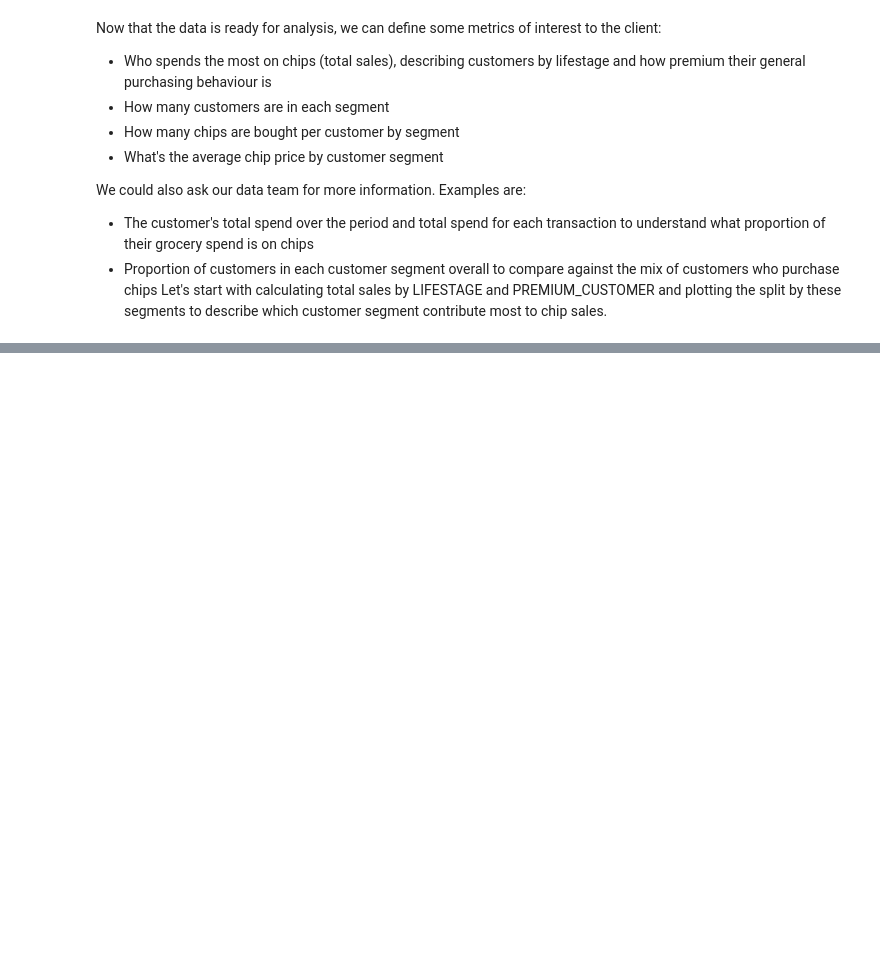
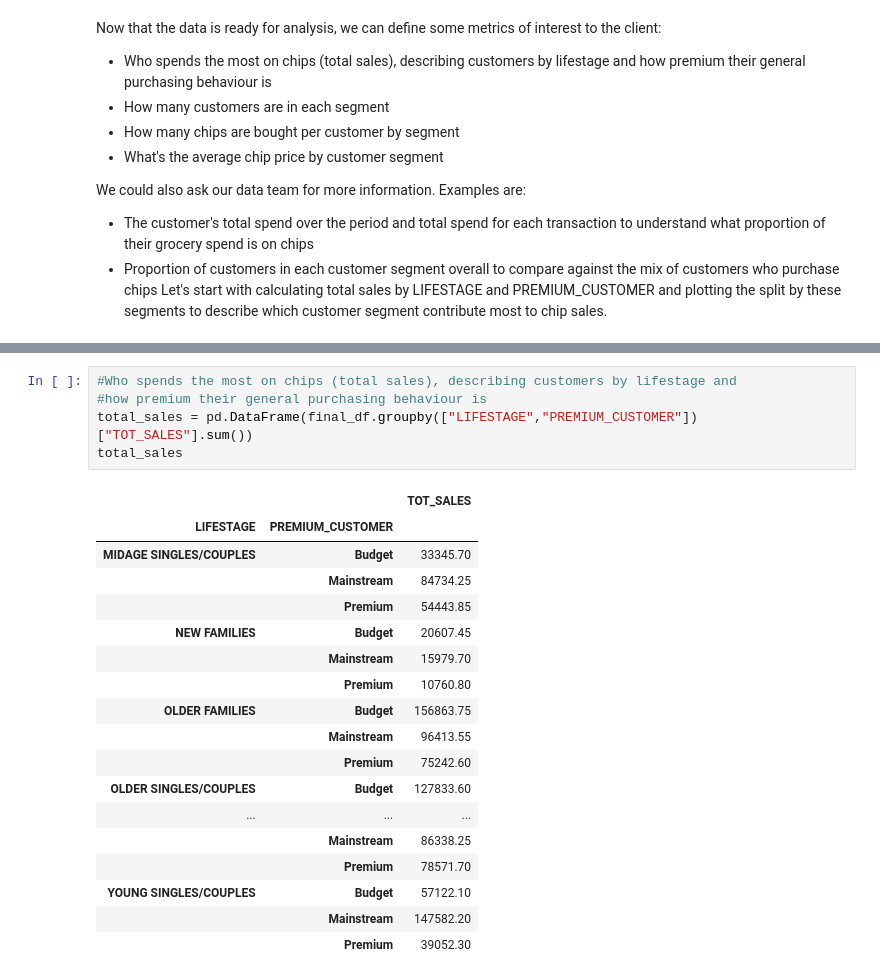
Before and after one commit to Yukitoshi12345/Quantium-Virtual-Internship-Data-Analytics, a Jupyter notebook: Task 1/task1.ipynb, the cells around one changed output, grey strips where cells are left out. Drawn from its saved outputs; the diff is of its cells as text; blank space fills up the shorter version.

```diff
--- a/Task 1/task1.ipynb
+++ b/Task 1/task1.ipynb
@@ -781,0 +819,24 @@ most to chip sales.
+# %%
+#Who spends the most on chips (total sales), describing customers by lifestage and
+#how premium their general purchasing behaviour is
+total_sales = pd.DataFrame(final_df.groupby(["LIFESTAGE","PREMIUM_CUSTOMER"])["TOT_SALES"].sum())
+total_sales
+# %% [output]
+|  |  | TOT_SALES |
+| LIFESTAGE | PREMIUM_CUSTOMER |  |
+| MIDAGE SINGLES/COUPLES | Budget | 33345.70 |
+|  | Mainstream | 84734.25 |
+|  | Premium | 54443.85 |
+| NEW FAMILIES | Budget | 20607.45 |
+|  | Mainstream | 15979.70 |
+|  | Premium | 10760.80 |
+| OLDER FAMILIES | Budget | 156863.75 |
+|  | Mainstream | 96413.55 |
+|  | Premium | 75242.60 |
+| OLDER SINGLES/COUPLES | Budget | 127833.60 |
+| ... | ... | ... |
+|  | Mainstream | 86338.25 |
+|  | Premium | 78571.70 |
+| YOUNG SINGLES/COUPLES | Budget | 57122.10 |
+|  | Mainstream | 147582.20 |
+|  | Premium | 39052.30 |
```
Also changed, not shown: parts of 12 cells of this notebook.
